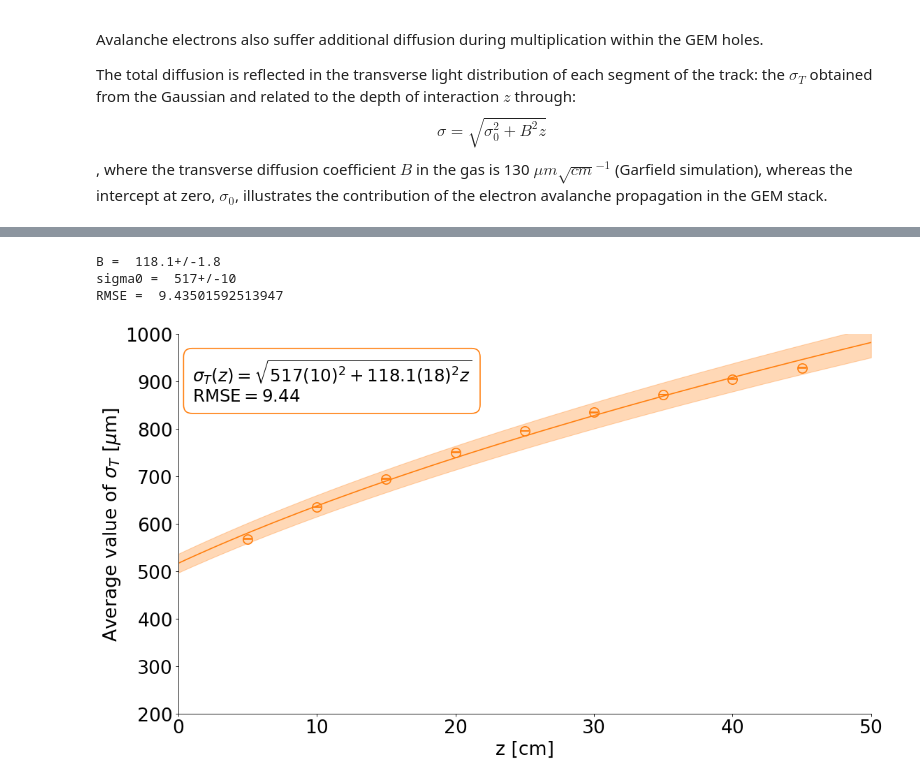
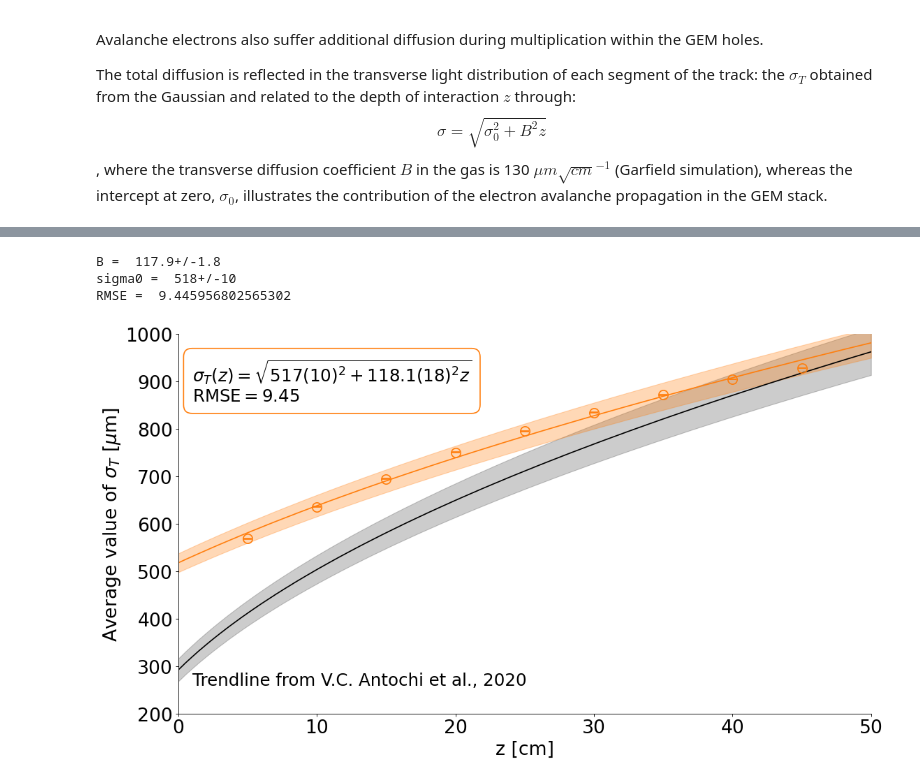
Before and after one commit to RitaROK/Analysis, a Jupyter notebook: Diffusion.ipynb, the cells around one changed output, grey strips where cells are left out. Drawn from its saved outputs; the diff is of its cells as text; code cells hidden in the pictures.

```diff
--- a/Diffusion.ipynb
+++ b/Diffusion.ipynb
@@ -111,25 +108,25 @@ plt.show()
 def gauss(x,A,x0,s):
     return A*np.exp(-(x-x0)**2/(2*s**2))
 
-def fit_tsigma(data, nbin):
+def fit_tsigma(data, nbin, variable):
   fig, (ax) = plt.subplots(2,5, figsize=(24,9), dpi= 80, facecolor='w', edgecolor='k')
   # Background
   display('#'*100)
   print('BACKGROUND')
-  n, bins, patches = ax[0][0].hist(data['TSigma'].loc[data['z[cm]']==0], bins=nbin, color='darkgray', zorder=5)
+  n, bins, patches = ax[0][0].hist(data[variable].loc[data['z[cm]']==0], bins=nbin, color='darkgray', zorder=5)
   bin_middles = (bins[1:]+bins[:-1])/2
-  x = np.linspace(0,1300, 1000)
-  bpopt, bpcov = curve_fit(gauss, bin_middles, n, p0=[data['TSigma'].loc[data['z[cm]']==0].max(), data['TSigma'].loc[data['z[cm]']==0].mean(), 10])
+  x = np.linspace(0,2000, 2000)
+  bpopt, bpcov = curve_fit(gauss, bin_middles, n, p0=[data[variable].loc[data['z[cm]']==0].max(), data[variable].loc[data['z[cm]']==0].mean(), 10])
   bpcov = np.sqrt(np.diag(bpcov))
   ycalc = gauss(x, *bpopt)
   print('A=', ufloat(bpopt[0], bpcov[0]))
   print('x0=', ufloat(bpopt[1], bpcov[1]))
   print('sigma=', ufloat(bpopt[2], bpcov[2]))
-  def double_gauss(x,A,X0,S):
-    return A*np.exp(-(x-X0)**2/(2*S**2))+abs(bpopt[0])*np.exp(-(x-abs(bpopt[1]))**2/(2*abs(bpopt[2])**2))
-  #chi, p = scipy.stats.chisquare(n, f_exp=gauss(bin_middles, *bpopt), ddof=len(bin_middles)-3, axis=0)
-  #print('Chi2 =', chi, 'P-value =', p)
-  #print('Maximum chi value:', scipy.stats.chi2.ppf(1-0.05, df=len(bin_middles)-3))
+  #def double_gauss(x,A,X0,S):
+  #  return A*np.exp(-(x-X0)**2/(2*S**2))+abs(bpopt[0])*np.exp(-(x-abs(bpopt[1]))**2/(2*abs(bpopt[2])**2))
+  rmse = np.sqrt(mean_squared_error(n, gauss(np.asarray(bin_middles), *bpopt)))
+  print('RMSE = ', rmse)
+
   ax[0][0].plot(x, ycalc, color='k', zorder=5)
   sigma = []
   dsigma = []
@@ -137,23 +134,22 @@ def fit_tsigma(data, nbin):
   j = 0
   for depth in [5, 10, 15, 20, 25, 30, 35, 40, 45]:
     # Background
-    ax[j][i].hist(data['TSigma'].loc[data['z[cm]']==0], bins=nbin, color='darkgray', zorder=5)
+    ax[j][i].hist(data[variable].loc[data['z[cm]']==0], bins=nbin, color='darkgray', zorder=5)
     # Signal
     display('#'*100)
     print('Z = ', depth)
-    n, bins, patches = ax[j][i].hist(data['TSigma'].loc[data['z[cm]']==depth], bins=nbin, histtype='step', lw=1, color='tab:orange', label = 'Z='+str(depth)+'cm')
+    n, bins, patches = ax[j][i].hist(data[variable].loc[data['z[cm]']==depth], bins=nbin, histtype='step', lw=1, color='tab:orange', label = 'Z='+str(depth)+'cm')
     bin_middles = (bins[1:]+bins[:-1])/2
-    popt, pcov = curve_fit(double_gauss, bin_middles, n, p0=[data['TSigma'].loc[data['z[cm]']==depth].max(), data['TSigma'].loc[data['z[cm]']==depth].mean(), 10])
-    ycalc = double_gauss(x, *popt)
+    popt, pcov = curve_fit(gauss, bin_middles, n, p0=[data[variable].loc[data['z[cm]']==depth].max(), data[variable].loc[data['z[cm]']==depth].mean(), 10])
+    ycalc = gauss(x, *popt)
     pcov = np.sqrt(np.diag(pcov))
     print('A =', ufloat(popt[0], pcov[0]))
     print('x0 = ', ufloat(popt[1], pcov[1]))
     print('sigma = ', ufloat(popt[2], pcov[2]))
     sigma.append(popt[1])
     dsigma.append(pcov[1])
-    #chi, p = scipy.stats.chisquare(f_obs=n, f_exp=double_gauss(bin_middles, *popt), ddof=len(bin_middles)-3, axis=0)
-    #print('Chi2 =', chi, 'P-value =', p)
-    #print('Maximum chi value:', scipy.stats.chi2.ppf(1-0.05, df=len(bin_middles)-3))
+    rmse = np.sqrt(mean_squared_error(n, gauss(np.asarray(bin_middles), *popt)))
+    print('RMSE = ', rmse)
     ax[j][i].plot(x, ycalc, color='k', zorder=5)
     ax[j][i].legend(loc='best')
     i=i+1
@@ -167,7 +163,7 @@ def fit_tsigma(data, nbin):
 # %%
 #@title Average $\sigma_T$ for all CoIs
 
-allcoi, dallcoi = fit_tsigma(roi, 200)
+allcoi, dallcoi = fit_tsigma(roi, 200, 'TSigma')
 # %% [output]
 '####################################################################################################'
 BACKGROUND
@@ -719,37 +1466,37 @@ def func(z, b, c):
   return np.sqrt(z*b**2+c**2)
 x = np.linspace(0,50, 100)
 popt, pcov = curve_fit(func, z, TSigma, p0=[100, 100])
 ycalc = func(x, *popt)
 pcov = np.sqrt(np.diag(pcov))
 bound_upper = func(x, *(popt + 2*pcov))
 bound_lower = func(x, *(popt - 2*pcov))
 
 print('B = ', ufloat(popt[0], pcov[0]))
 print('sigma0 = ', ufloat(popt[1], pcov[1]))
 rmse = np.sqrt(mean_squared_error(TSigma, func(np.asarray(z), *popt)))
 print('RMSE = ', rmse)
 
 fig, (ax) = plt.subplots(figsize=(16,9), dpi= 80, facecolor='w', edgecolor='k')
-#plt.plot(x, func(x, 129.7, 292), color='k')
-#plt.fill_between(x, func(x, 129.7-2*3.1, 292-2*12), func(x, 129.7+2*3.1, 292+2*12), color='k', alpha=0.2)
-#plt.text(1, 260, 'Trendline from V.C. Antochi et al., 2020', fontsize=22, ha='left')
+plt.plot(x, func(x, 129.7, 292), color='k')
+plt.fill_between(x, func(x, 129.7-2*3.1, 292-2*12), func(x, 129.7+2*3.1, 292+2*12), color='k', alpha=0.2)
+plt.text(1, 260, 'Trendline from V.C. Antochi et al., 2020', fontsize=22, ha='left')
 
 plt.errorbar(z, TSigma, yerr=dTSigma, color='none', marker='o', markersize=12,
             markeredgecolor='tab:orange', markeredgewidth=1.5, ecolor='tab:orange', elinewidth=1.5, capsize=5, capthick=1.5)
 plt.fill_between(x, bound_lower, bound_upper, color='tab:orange', alpha=0.3)
 plt.plot(x, ycalc, color='tab:orange')
 plt.text(1, 950, "$\sigma_T (z)= \sqrt{517(10)^2+118.1(18)^2z}$ \nRMSE$=$"+str(round(rmse,2)), fontsize=22, ha='left', va='top', color='k', bbox=dict(facecolor='none', edgecolor='tab:orange', boxstyle='round,pad=0.5', lw=1.5))
 ax.set_xlim(0,50)
 ax.set_ylim(200,1000)
 ax.spines["right"].set_visible(False)
 ax.spines["top"].set_visible(False)
 ax.set_ylabel('Average value of $\sigma_T$ [$\mu$m]', y=0.5, ha='center', fontsize=24)
 ax.tick_params(axis='both', which='major', labelsize=24)
 ax.set_xlabel('z [cm]', x=0.5, ha='center', fontsize=24)
 
 plt.show()
 # %% [output]
-B =  118.1+/-1.8
-sigma0 =  517+/-10
-RMSE =  9.43501592513947
+B =  117.9+/-1.8
+sigma0 =  518+/-10
+RMSE =  9.445956802565302
-[figure, old version]
+[figure, new version]
```
Also changed, not shown: parts of 48 cells of this notebook.
